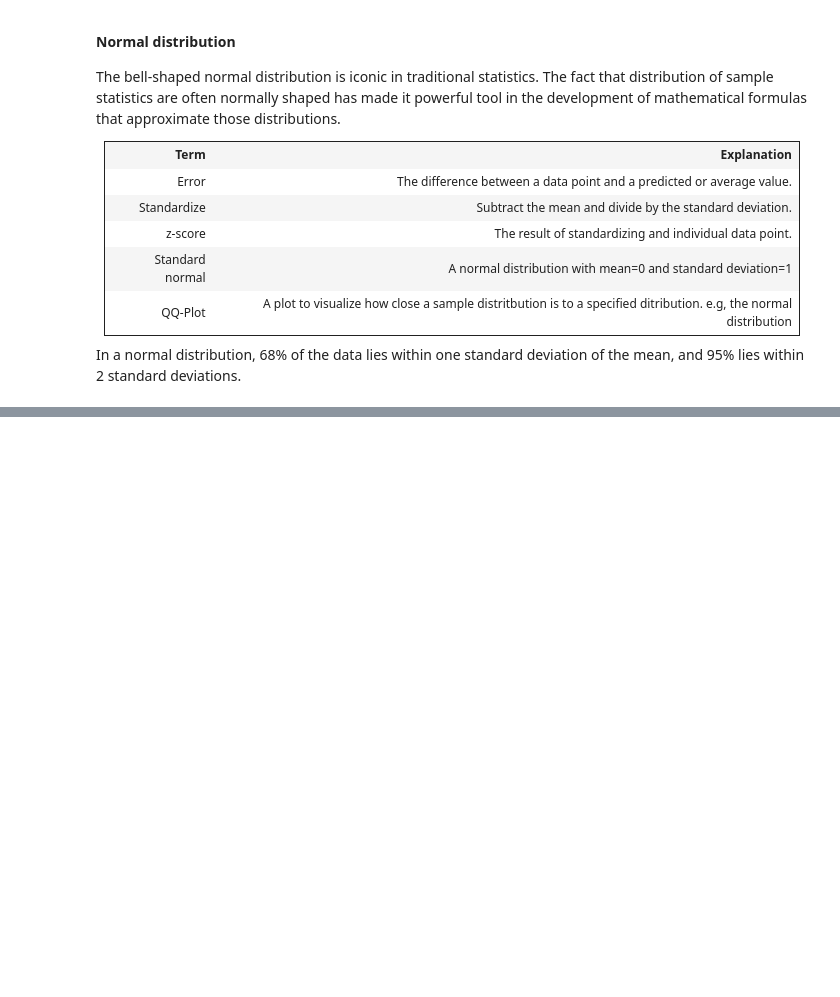
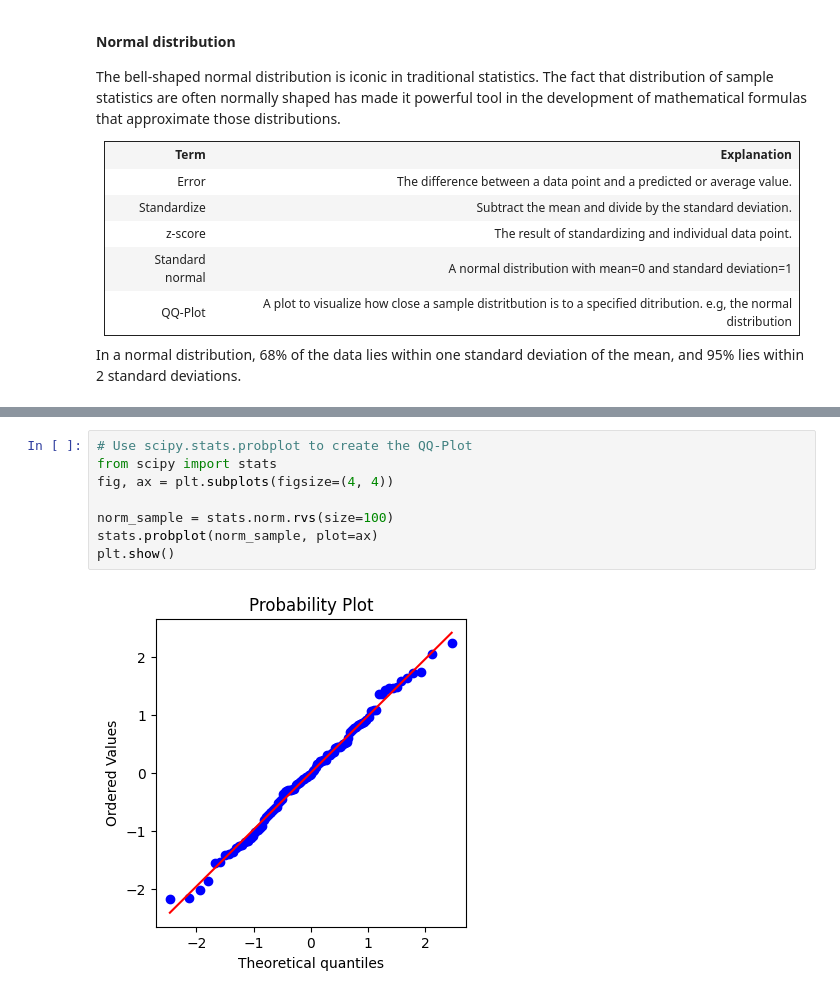
Before and after one commit to Drieger/practical-statistics-for-data-scientists, a Jupyter notebook: 2. Data and Sampling Distributions/data_sampling_distributions.ipynb, the cells around one changed output, grey strips where cells are left out. Drawn from its saved outputs; the diff is of its cells as text; blank space fills up the shorter version.

Commit message:
add QQ-Plot

```diff
--- a/2. Data and Sampling Distributions/data_sampling_distributions.ipynb
+++ b/2. Data and Sampling Distributions/data_sampling_distributions.ipynb
@@ -246,0 +253,10 @@ In a normal distribution, 68% of the data lies within one standard deviation of
+# %%
+# Use scipy.stats.probplot to create the QQ-Plot
+from scipy import stats
+fig, ax = plt.subplots(figsize=(4, 4))
+
+norm_sample = stats.norm.rvs(size=100)
+stats.probplot(norm_sample, plot=ax)
+plt.show()
+# %% [output]
+[figure, added]
```
Also changed, not shown: parts of 3 cells of this notebook.
